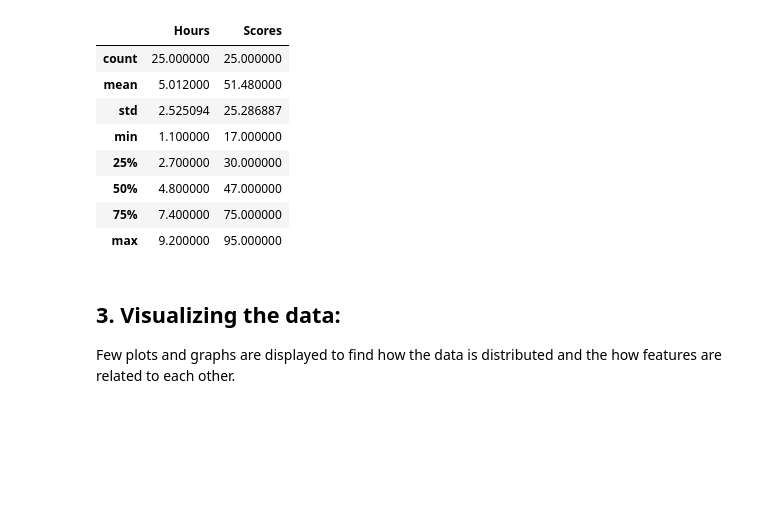
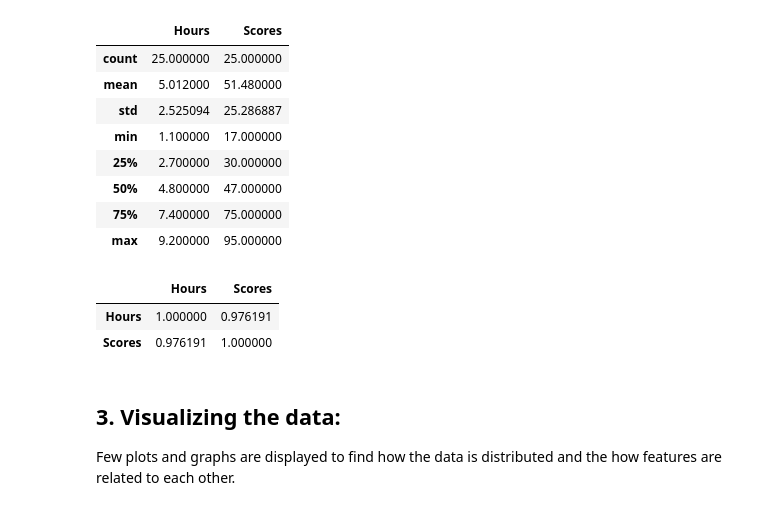
Before and after one commit to VaibhavBichave/TSF-GRIP-Intern, a Jupyter notebook: TSF Task-1/TSF Task-1.ipynb, the cells around one changed output. Drawn from its saved outputs; the diff is of its cells as text; code cells hidden in the pictures; blank space fills up the shorter version.

```diff
--- a/TSF Task-1/TSF Task-1.ipynb
+++ b/TSF Task-1/TSF Task-1.ipynb
@@ -85,6 +87,14 @@ data.describe()
 | 50% | 4.800000 | 47.000000 |
 | 75% | 7.400000 | 75.000000 |
 | max | 9.200000 | 95.000000 |
+# %%
+#correlation betwwn data
+
+data.corr()
+# %% [output]
+|  | Hours | Scores |
+| Hours | 1.000000 | 0.976191 |
+| Scores | 0.976191 | 1.000000 |
 # %% [markdown]
 ## 3. Visualizing the data:
 Few plots and graphs are displayed to find how the data is distributed and the how features are related to each other.
```
Also changed, not shown: parts of 7 cells of this notebook.
